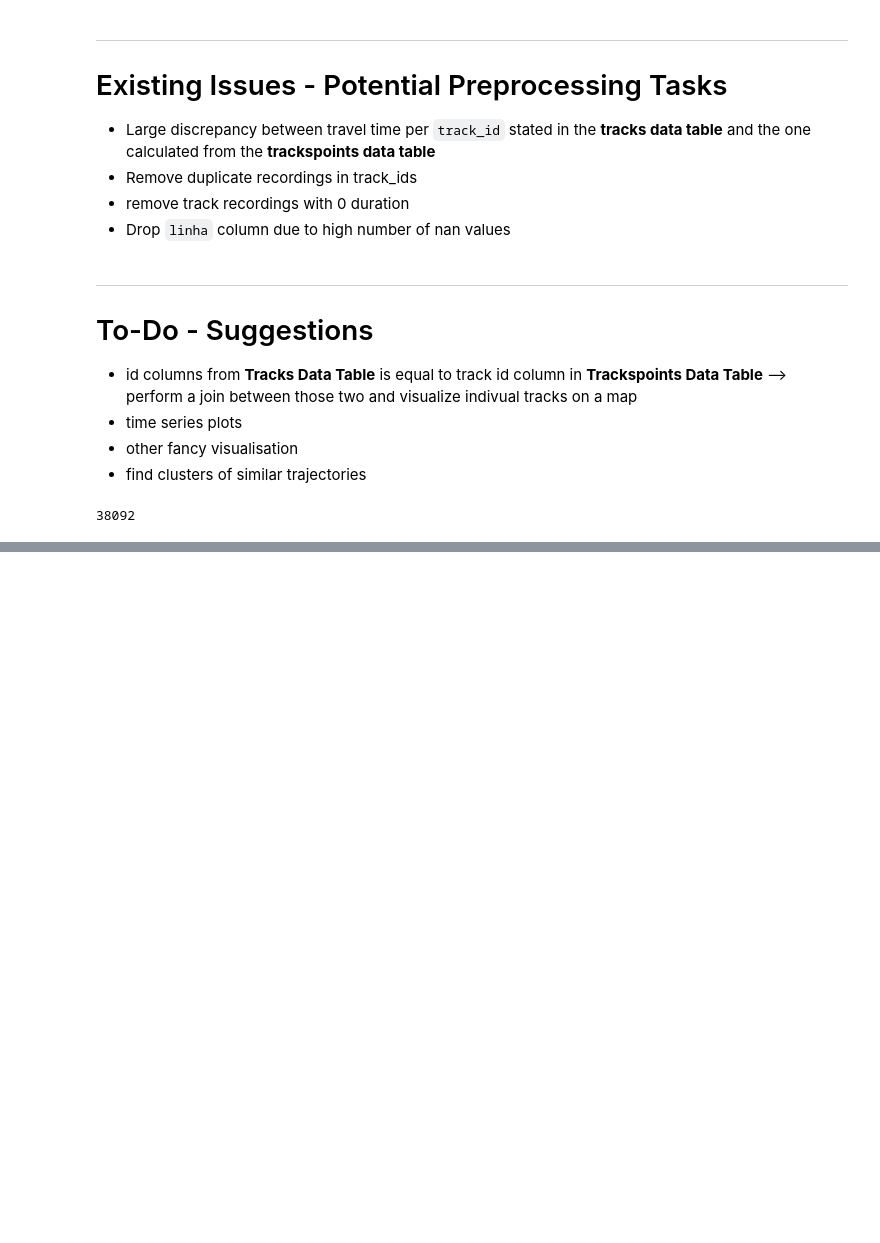
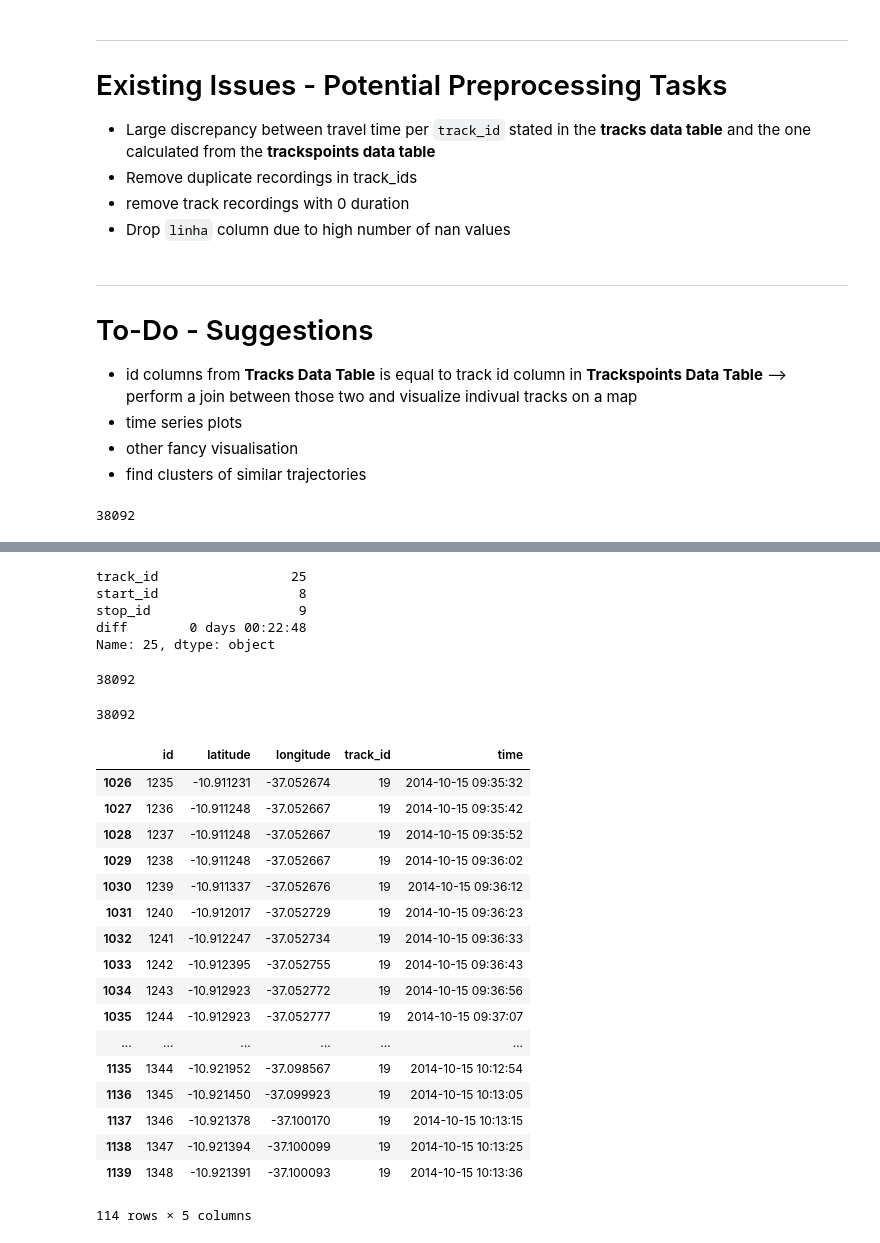
Before and after one commit to MoBran/bi2_project, a Jupyter notebook: src/DataExploration.ipynb, the cells around one changed output, grey strips where cells are left out. Cells and saved outputs as stored; diff of their text form; code cells hidden in the pictures; blank space fills up the shorter version.

Commit message:
created method to find longest time difference between two track points plus plotted maps for them

```diff
--- a/src/DataExploration.ipynb
+++ b/src/DataExploration.ipynb
@@ -390,0 +417,38 @@ Name: latitude, Length: 18107, dtype: float64
+# %%
+#track_points_duplicate.iloc[0]["track_id"]
+diffs.loc[diffs["diff"].idxmax()]
+# %% [output]
+track_id                 25
+start_id                  8
+stop_id                   9
+diff        0 days 00:22:48
+Name: 25, dtype: object
+# %%
+trackspoints[trackspoints["track_id"] == max (trackspoints["track_id"])].iloc[0]["track_id"]
+# %% [output]
+38092
+# %%
+trackspoints.loc[trackspoints["track_id"].idxmax()]["track_id"]
+# %% [output]
+38092
+# %%
+trackspoints[trackspoints["track_id"] == 19]
+# %% [output]
+|  | id | latitude | longitude | track_id | time |
+| 1026 | 1235 | -10.911231 | -37.052674 | 19 | 2014-10-15 09:35:32 |
+| 1027 | 1236 | -10.911248 | -37.052667 | 19 | 2014-10-15 09:35:42 |
+| 1028 | 1237 | -10.911248 | -37.052667 | 19 | 2014-10-15 09:35:52 |
+| 1029 | 1238 | -10.911248 | -37.052667 | 19 | 2014-10-15 09:36:02 |
+| 1030 | 1239 | -10.911337 | -37.052676 | 19 | 2014-10-15 09:36:12 |
+| 1031 | 1240 | -10.912017 | -37.052729 | 19 | 2014-10-15 09:36:23 |
+| 1032 | 1241 | -10.912247 | -37.052734 | 19 | 2014-10-15 09:36:33 |
+| 1033 | 1242 | -10.912395 | -37.052755 | 19 | 2014-10-15 09:36:43 |
+| 1034 | 1243 | -10.912923 | -37.052772 | 19 | 2014-10-15 09:36:56 |
+| 1035 | 1244 | -10.912923 | -37.052777 | 19 | 2014-10-15 09:37:07 |
+| ... | ... | ... | ... | ... | ... |
+| 1135 | 1344 | -10.921952 | -37.098567 | 19 | 2014-10-15 10:12:54 |
+| 1136 | 1345 | -10.921450 | -37.099923 | 19 | 2014-10-15 10:13:05 |
+| 1137 | 1346 | -10.921378 | -37.100170 | 19 | 2014-10-15 10:13:15 |
+| 1138 | 1347 | -10.921394 | -37.100099 | 19 | 2014-10-15 10:13:25 |
+| 1139 | 1348 | -10.921391 | -37.100093 | 19 | 2014-10-15 10:13:36 |
+114 rows × 5 columns
```
Also changed, not shown: parts of 9 cells of this notebook, 4 other files.
